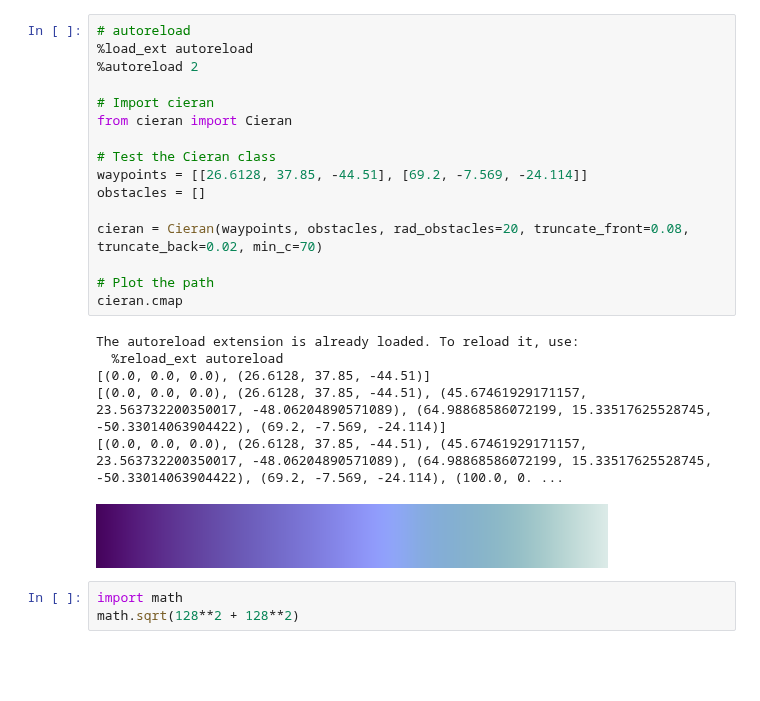
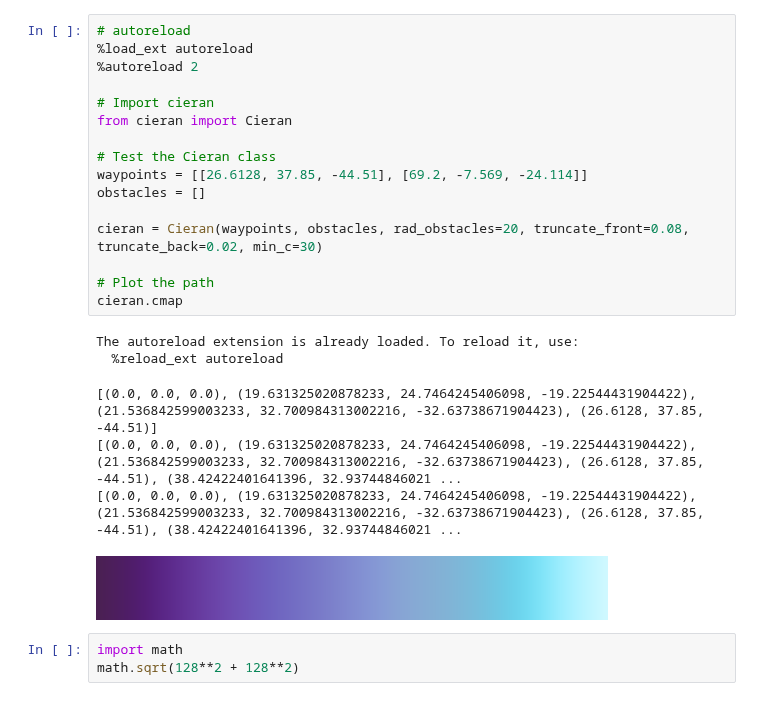
Before and after one commit to matthhong/cieran, a Jupyter notebook: ramping.ipynb, the cells around one changed output. Drawn from its saved outputs; the diff is of its cells as text; blank space fills up the shorter version.

Commit message:
Changing shape of the curves

```diff
--- a/ramping.ipynb
+++ b/ramping.ipynb
@@ -1,26 +1,26 @@
 # %%
 # autoreload
 %load_ext autoreload
 %autoreload 2
 
 # Import cieran
 from cieran import Cieran
 
 # Test the Cieran class
 waypoints = [[26.6128, 37.85, -44.51], [69.2, -7.569, -24.114]]
 obstacles = []
 
-cieran = Cieran(waypoints, obstacles, rad_obstacles=20, truncate_front=0.08, truncate_back=0.02, min_c=70)
+cieran = Cieran(waypoints, obstacles, rad_obstacles=20, truncate_front=0.08, truncate_back=0.02, min_c=30)
 
 # Plot the path
 cieran.cmap
 # %% [output]
 The autoreload extension is already loaded. To reload it, use:
   %reload_ext autoreload
-[(0.0, 0.0, 0.0), (26.6128, 37.85, -44.51)]
-[(0.0, 0.0, 0.0), (26.6128, 37.85, -44.51), (45.67461929171157, 23.563732200350017, -48.06204890571089), (64.98868586072199, 15.33517625528745, -50.33014063904422), (69.2, -7.569, -24.114)]
-[(0.0, 0.0, 0.0), (26.6128, 37.85, -44.51), (45.67461929171157, 23.563732200350017, -48.06204890571089), (64.98868586072199, 15.33517625528745, -50.33014063904422), (69.2, -7.569, -24.114), (100.0, 0. ...
+[(0.0, 0.0, 0.0), (19.631325020878233, 24.7464245406098, -19.22544431904422), (21.536842599003233, 32.700984313002216, -32.63738671904423), (26.6128, 37.85, -44.51)]
+[(0.0, 0.0, 0.0), (19.631325020878233, 24.7464245406098, -19.22544431904422), (21.536842599003233, 32.700984313002216, -32.63738671904423), (26.6128, 37.85, -44.51), (38.42422401641396, 32.93744846021 ...
+[(0.0, 0.0, 0.0), (19.631325020878233, 24.7464245406098, -19.22544431904422), (21.536842599003233, 32.700984313002216, -32.63738671904423), (26.6128, 37.85, -44.51), (38.42422401641396, 32.93744846021 ...
-[figure, old version]
+[figure, new version]
 # %%
 import math
 math.sqrt(128**2 + 128**2)
```
Also changed, not shown: parts of 2 cells of this notebook, 8 other files.
